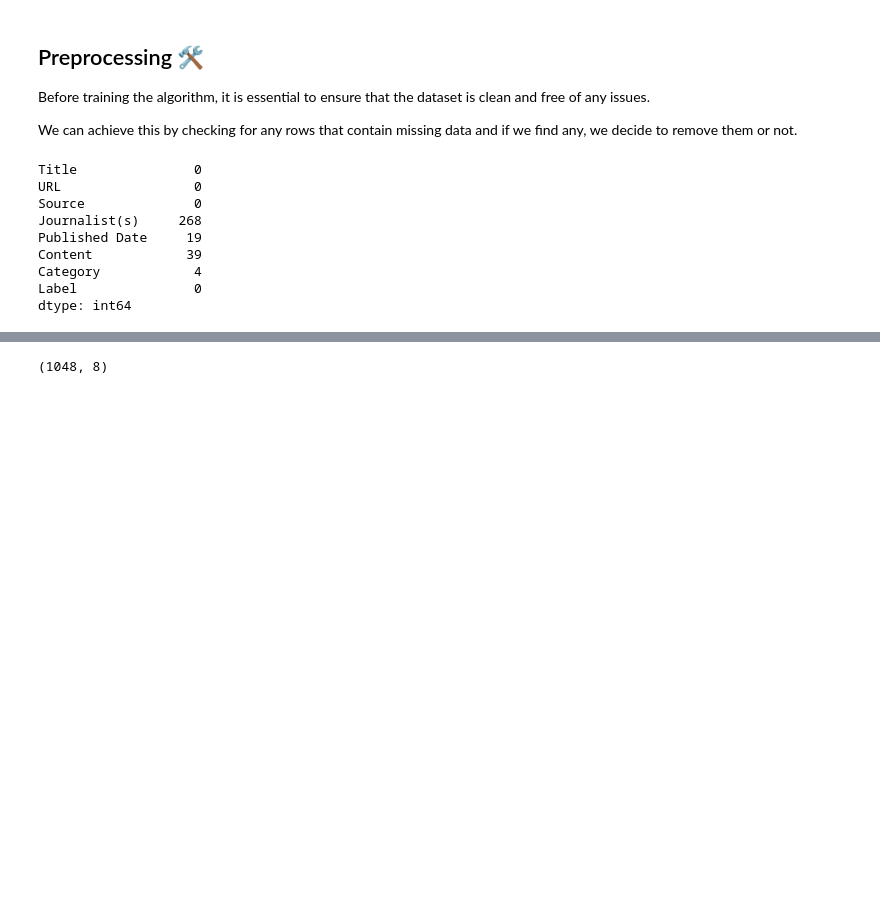
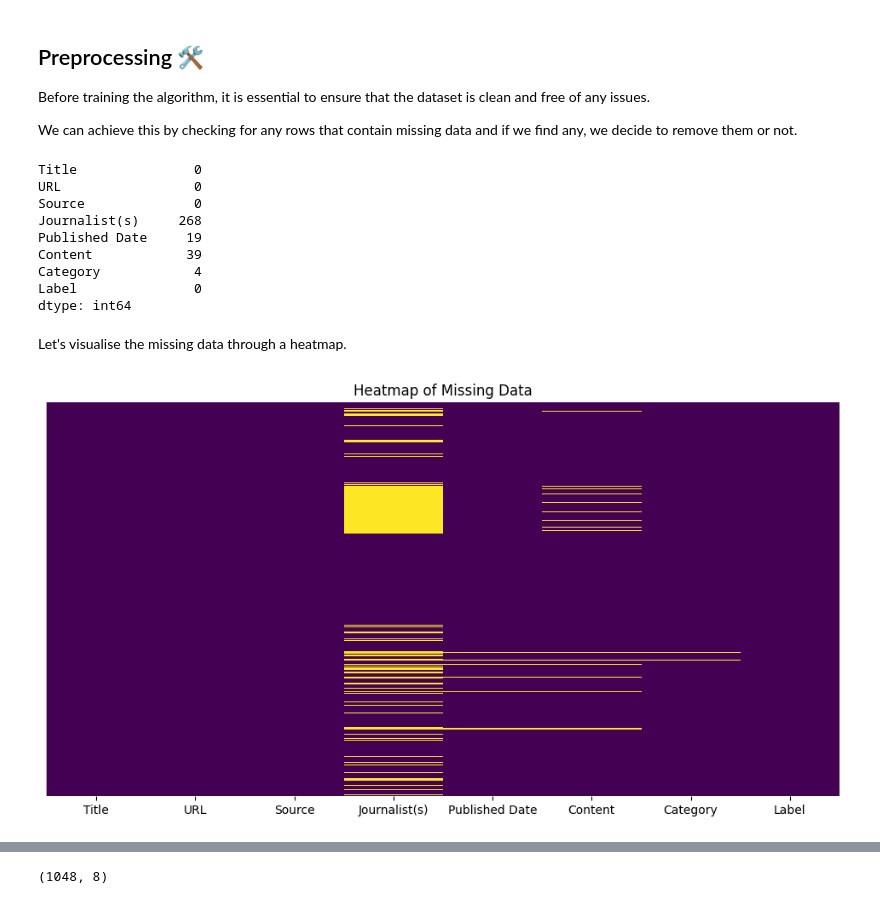
Before and after one commit to ivetkalchev/DeFactify, a Jupyter notebook: defactify.ipynb, the cells around one changed output, grey strips where cells are left out. Drawn from its saved outputs; the diff is of its cells as text; code cells hidden in the pictures; blank space fills up the shorter version.

```diff
--- a/defactify.ipynb
+++ b/defactify.ipynb
@@ -147,3 +155,12 @@ Content            39
 Category            4
 Label               0
 dtype: int64
+# %% [markdown]
+Let's visualise the missing data through a heatmap.
+# %%
+plt.figure(figsize=(12, 6))
+seaborn.heatmap(combined_dataset.isnull(), cbar=False, cmap='viridis', yticklabels=False)
+plt.title('Heatmap of Missing Data')
+plt.show()
+# %% [output]
+[figure, added]
```
Also changed, not shown: parts of 26 cells of this notebook, 1 other file.
